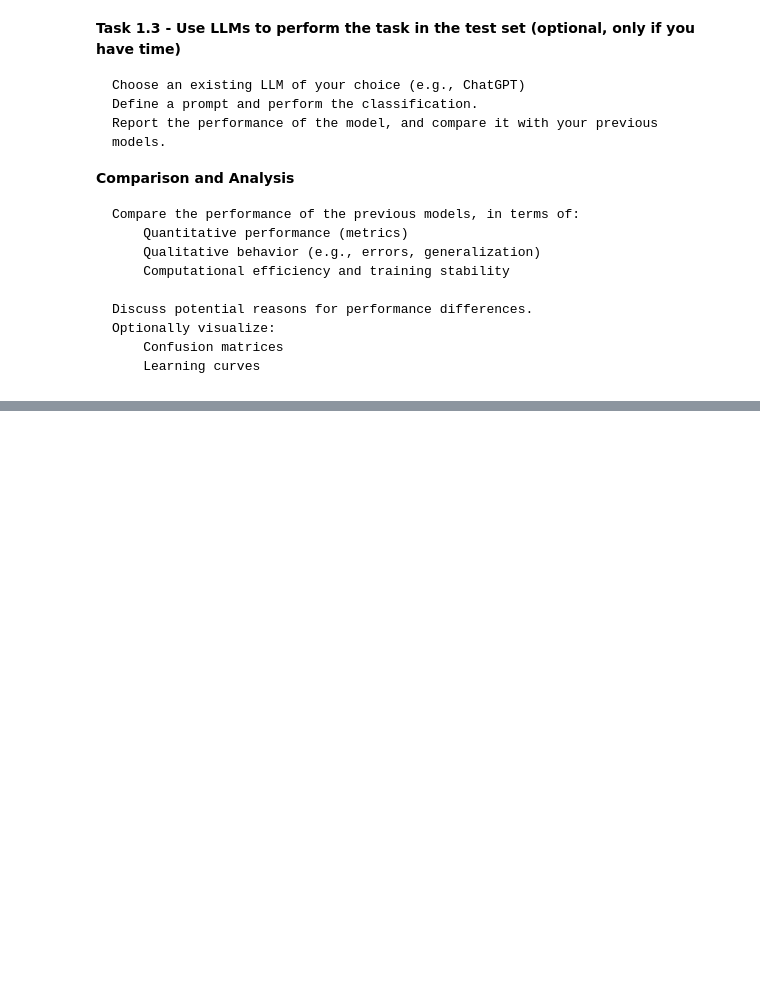
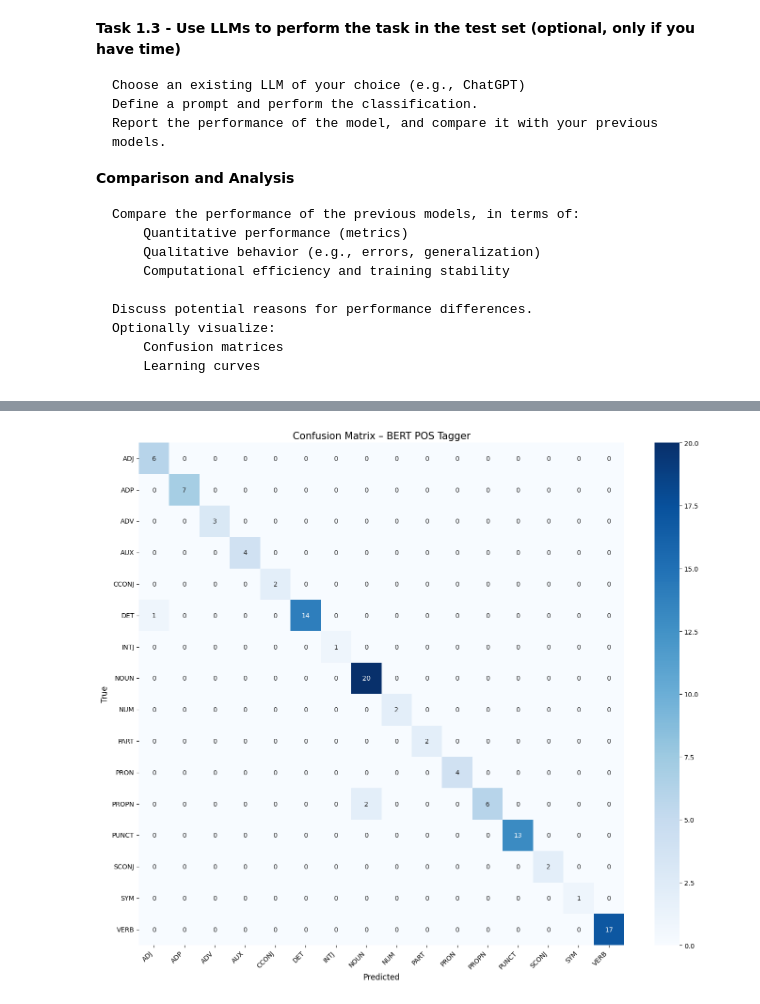
Before and after one commit to RICADINHO/ProjetoAAA, a Jupyter notebook: Part1/Parte1.ipynb, the cells around one changed output, grey strips where cells are left out. Cells and saved outputs as stored; diff of their text form; code cells hidden in the pictures; blank space fills up the shorter version.

```diff
--- a/Part1/Parte1.ipynb
+++ b/Part1/Parte1.ipynb
@@ -930,5 +929,5 @@ plt.show()
 # %%
-acc, report = evaluate_model(modellstm, test_loader, idx2tag, device)
+acc, report, true_tags, pred_tags = evaluate_lstm_model(modellstm, test_loader, idx2tag, device)
 
 print(f"Accuracy: {100*acc:.2f}%")
 print(f"Training time: {total_time:.4f}")
@@ -1092,7 +1091,7 @@ plt.show()
 # %% [output]
 [figure]
 # %%
-acc, report = evaluate_model(model200, test_loader, idx2tag, device)
+acc, report = evaluate_lstm_model(model200, test_loader, idx2tag, device)
 
 print(f"Accuracy: {100*acc:.2f}%")
 print(f"Training time: {total_time:.4f}")
@@ -1456,5 +1455,5 @@ plt.show()
 # %%
-def evaluate_model(model, loader, id2tag):
+def evaluate_bert_model(model, loader, id2tag):
     model.eval()
 
     all_labels = []
@@ -1491,5 +1490,5 @@ def evaluate_model(model, loader, id2tag):
     acc = accuracy_score(true_tags, pred_tags)
     report = classification_report(true_tags, pred_tags, zero_division=0)
 
-    return acc, report
+    return acc, report, true_tags, pred_tags
 # %%
@@ -1713,0 +1700,28 @@ plt.show()
+# %%
+from sklearn.metrics import confusion_matrix
+import seaborn as sns
+import matplotlib.pyplot as plt
+
+# Remover classes "X" e "_" se não te interessarem
+tags_to_include = [t for t in sorted(set(true_tags_bert + pred_tags_bert)) if t not in {"_", "X"}]
+
+cm = confusion_matrix(true_tags_bert, pred_tags_bert, labels=tags_to_include)
+
+plt.figure(figsize=(14, 12))
+sns.heatmap(
+    cm,
+    annot=True,
+    fmt="d",
+    cmap="Blues",
+    xticklabels=tags_to_include,
+    yticklabels=tags_to_include
+)
+plt.xlabel("Predicted", fontsize=12)
+plt.ylabel("True", fontsize=12)
+plt.title("Confusion Matrix – BERT POS Tagger", fontsize=15)
+plt.xticks(rotation=45, ha="right")
+plt.yticks(rotation=0)
+plt.tight_layout()
+plt.show()
+# %% [output]
+[figure, added]
```
Also changed, not shown: parts of 18 cells of this notebook.
